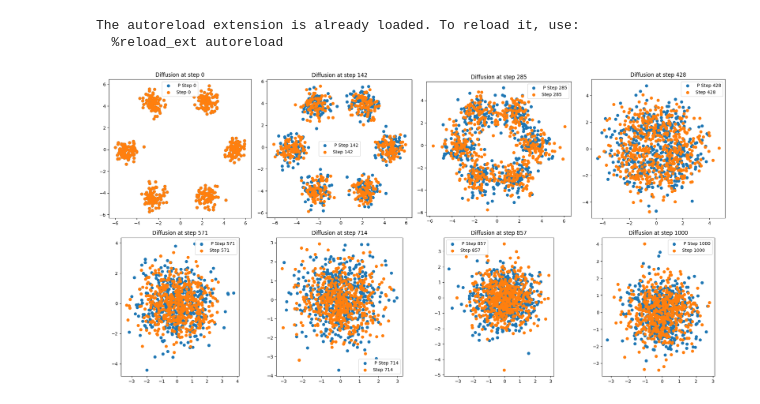
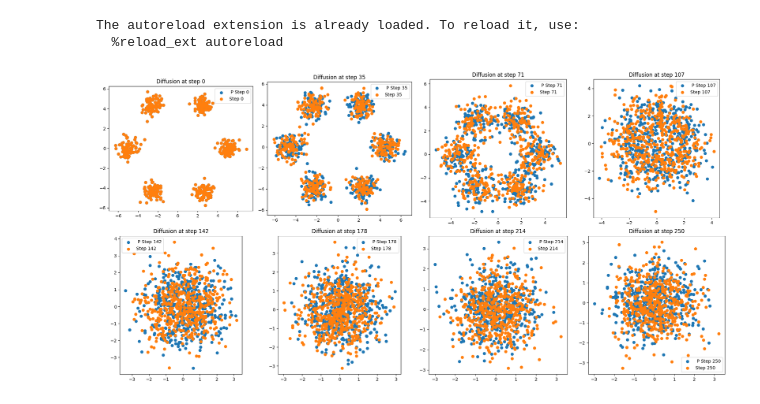
Before and after one commit to Stephen-Robbins/Score_Based_Diffusion, a Jupyter notebook: examples.ipynb, the cells around one changed output. Cells and saved outputs as stored; diff of their text form; code cells hidden in the pictures.

```diff
--- a/examples.ipynb
+++ b/examples.ipynb
@@ -1,17 +1,18 @@
 # %%
 %load_ext autoreload
 %autoreload 2
 
-from diffusion import plot_forward_diffusion
+from diffusion import VPSDE
 from data import generate_mixture_gaussians
 
 # Make sure our diffusion process actually diffuses the data
 data = generate_mixture_gaussians()
-plot_forward_diffusion(data)
+sde = VPSDE(250, 0.1, 20)
+sde.plot_forward_diffusion(data)
 # %% [output]
 The autoreload extension is already loaded. To reload it, use:
   %reload_ext autoreload
-[figure, old version]
+[figure, new version]
 # %%
 %load_ext autoreload
 %autoreload 2
```
Also changed, not shown: parts of 3 cells of this notebook, 3 other files.
